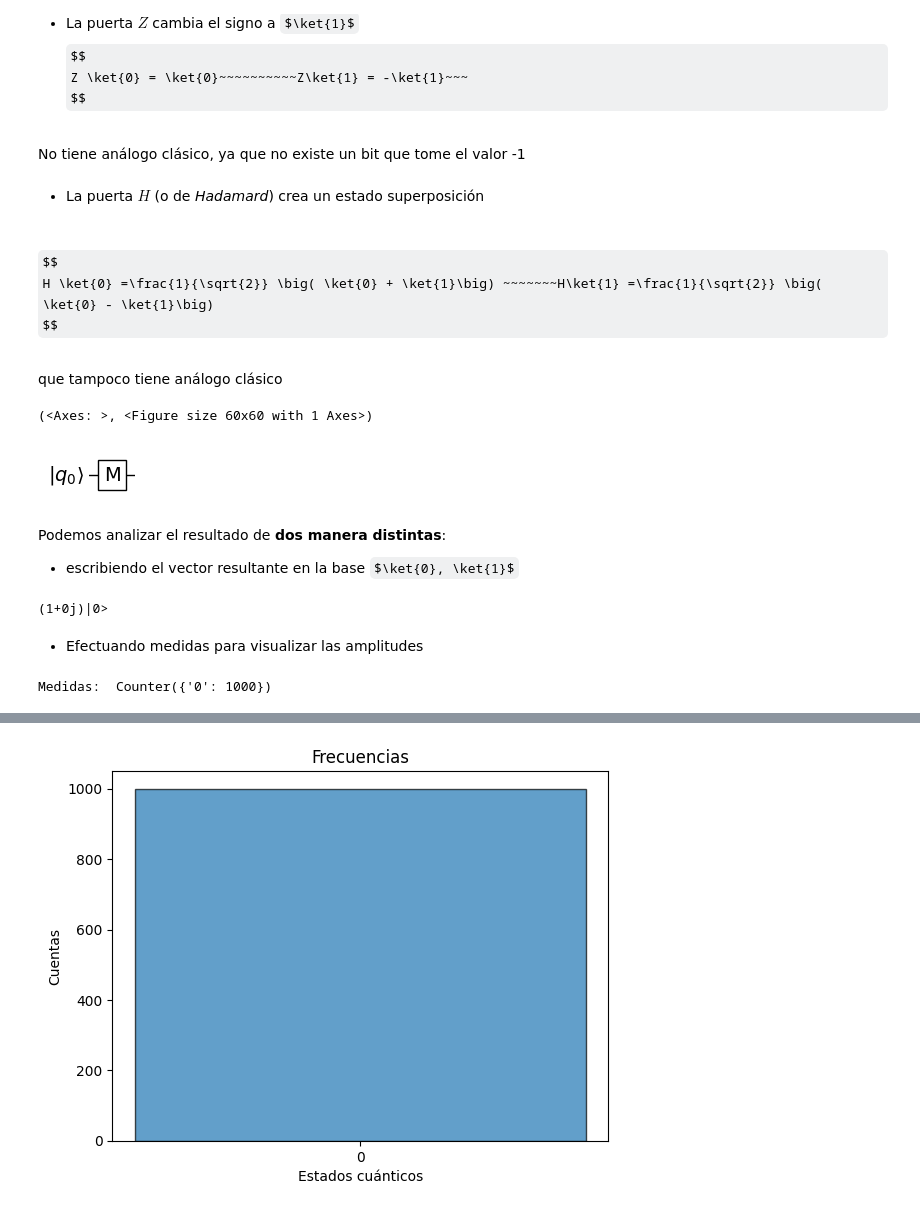
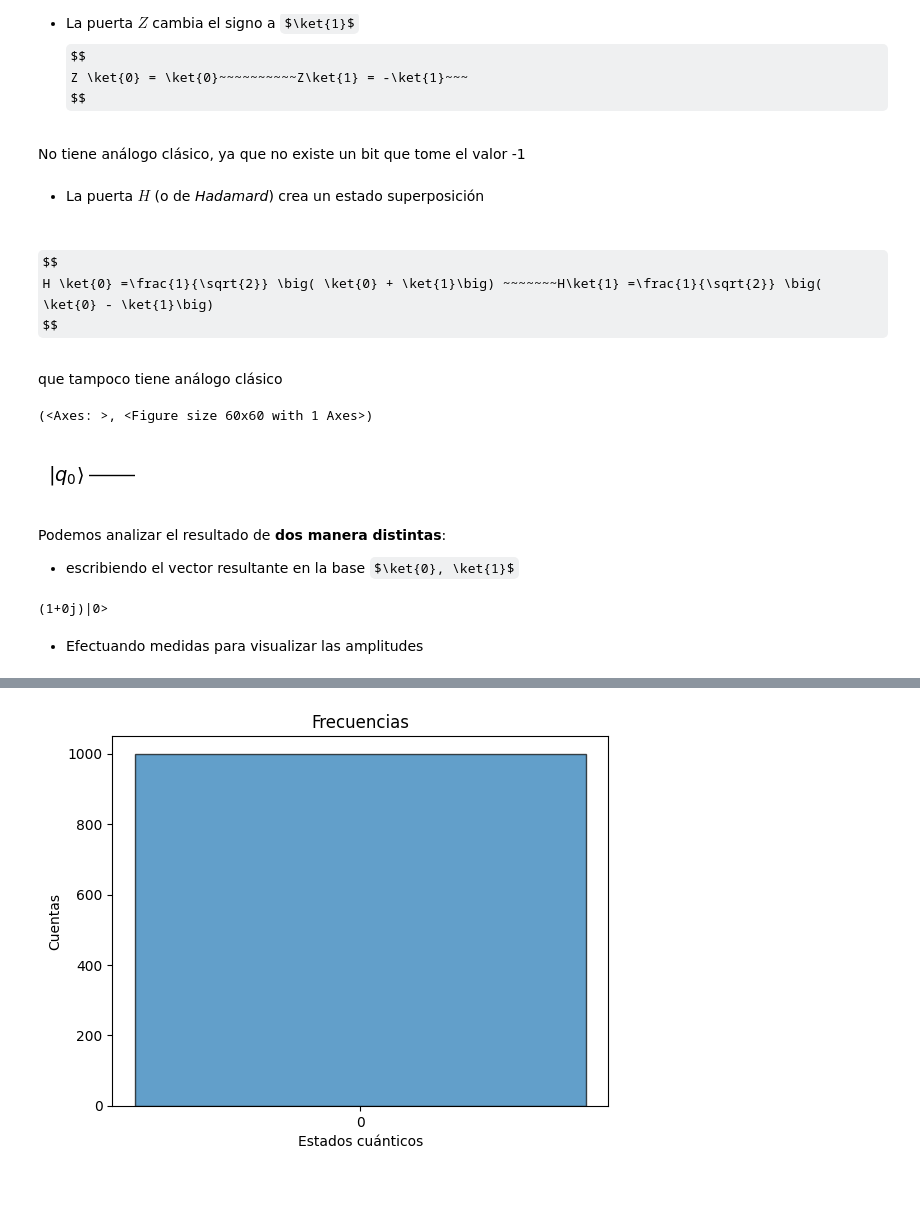
Before and after one commit to talentQ-es/Masterclass_2025, a Jupyter notebook: Qibo/Masterclass_2025_qibo.ipynb, the cells around one changed output, grey strips where cells are left out. Saved outputs shown, nothing was run; the diff lists cells and outputs as text; code cells hidden in the pictures; some formulas as TeX source.

```diff
--- a/Qibo/Masterclass_2025_qibo.ipynb
+++ b/Qibo/Masterclass_2025_qibo.ipynb
@@ -157,31 +157,29 @@ H \ket{0} =\frac{1}{\sqrt{2}} \big( \ket{0} + \ket{1}\big) ~~~~~~~H\ket{1} =\fra
 $$
 <br>
 que tampoco tiene análogo clásico
-# %%
-qbits = 1
-qc = Circuit(qbits)#
-qc.add(gates.M(*range(qbits)))
-
-Nejecucion = 1000
-# el diccionario de cuentas
-result = qc.execute(nshots=Nejecucion)
-
-plot_circuit(qc)
-# %% [output]
-(<Axes: >, <Figure size 60x60 with 1 Axes>)
-[figure, removed]
+# %%
+qbits = 1
+qc = Circuit(qbits)
+
+# desconectar para añadir puertas al circuito
+#qc.add(gates.X(0))
+#qc.add(gates.H(0))
+#qc..add(gates.Y(0))
+
+miplot_circuit(qc)
+# %% [output]
+(<Axes: >, <Figure size 60x60 with 1 Axes>)
+[figure, added]
 # %% [markdown]
 Podemos analizar el resultado de **dos manera distintas**:
 
 - escribiendo el vector resultante en la base $\ket{0}, \ket{1}$
-# %%
-print(qc.final_state)
-# %% [output]
-(1+0j)|0>
+# %%
+Nejecucion = 1000
+result = qc.execute(nshots=Nejecucion)
+
+print(qc.final_state)
+# %% [output]
+(1+0j)|0>
 # %% [markdown]
 - Efectuando medidas para visualizar las amplitudes
-# %%
-medidas = result.frequencies()
-print("Medidas: ", medidas)
-# %% [output]
-Medidas:  Counter({'0': 1000})
```
Also changed, not shown: parts of 7 cells of this notebook.
